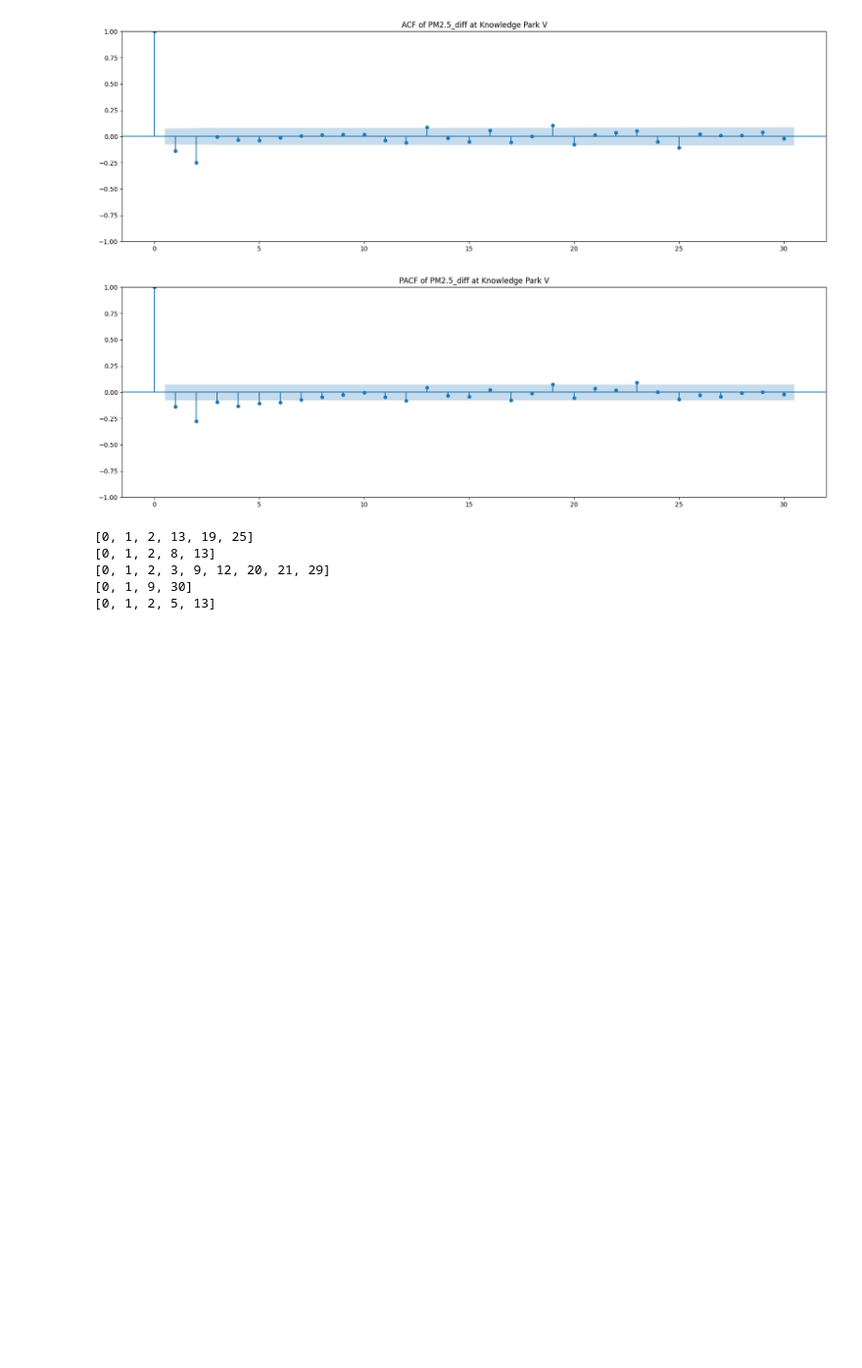
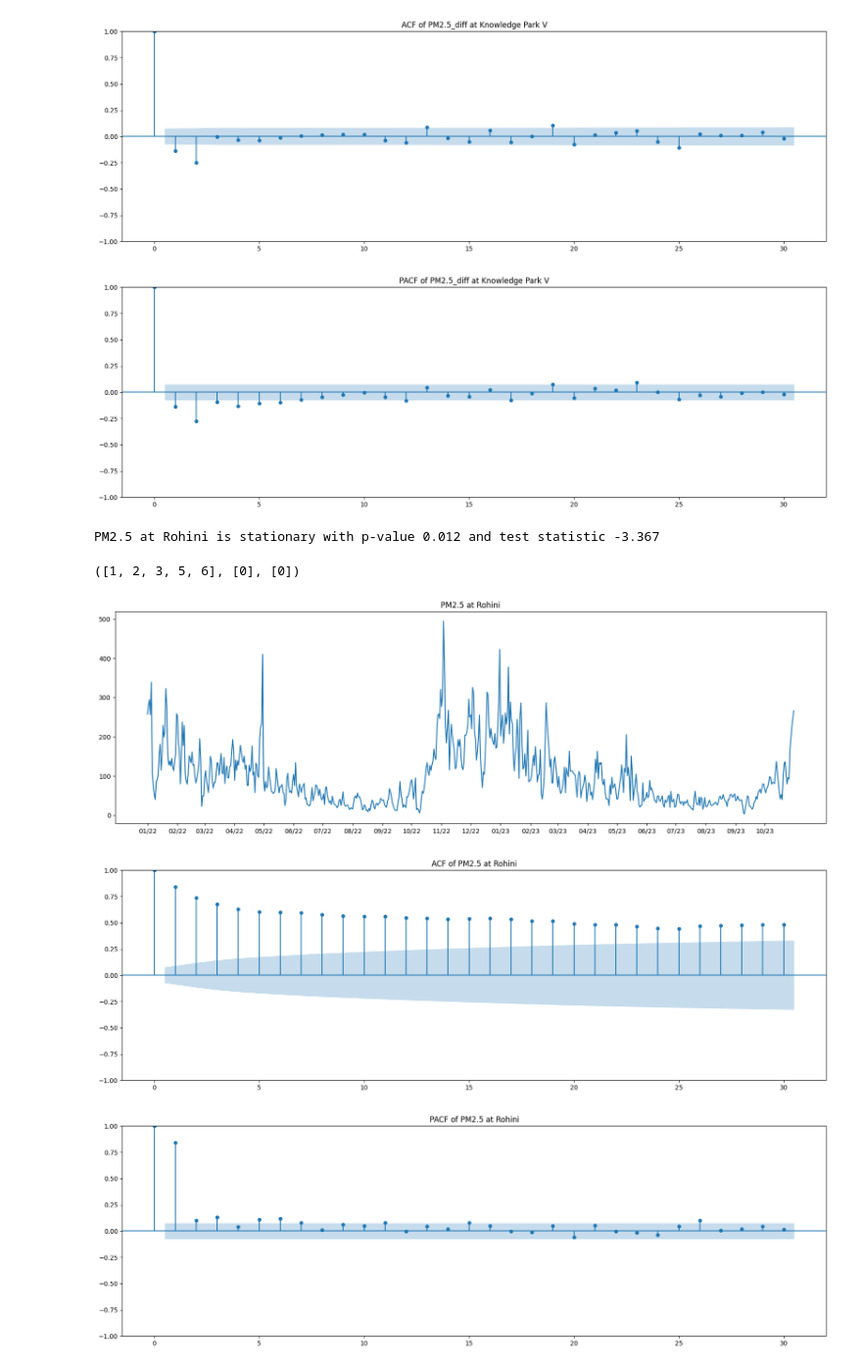
Before and after one commit to waitasecant/tsa, a Jupyter notebook: main.ipynb, the cells around one changed output. Shown: that part at 98% size. Drawn from its saved outputs; the diff is of its cells as text; code cells hidden in the pictures; blank space fills up the shorter version.

Commit message:
Added make_decision() to get orders

```diff
--- a/main.ipynb
+++ b/main.ipynb
@@ -171,11 +152,0 @@ def get_lags(df, site, var, type, lags=30, alpha=0.05):
-# %%
-site = 'Knowledge Park V'
-var = 'PM2.5'
-for var in ['PM2.5', 'PM10', 'NH3', 'SO2', 'AQI']:
-    print(get_lags(df, site, var, 'acf')[0])
-# %% [output]
-[0, 1, 2, 13, 19, 25]
-[0, 1, 2, 8, 13]
-[0, 1, 2, 3, 9, 12, 20, 21, 29]
-[0, 1, 9, 30]
-[0, 1, 2, 5, 13]
@@ -181,0 +168,34 @@ for var in ['PM2.5', 'PM10', 'NH3', 'SO2', 'AQI']:
+# %%
+def get_lags_params(df, site, var, type):
+    l,_ = get_lags(df, site, var, type)
+    if len(l) < 5:
+        return l
+    else:
+        return l[:5]
+# %%
+def make_decision(df, site, var, verbose=0):
+    diff, _ = test_stationarity(df,site, var, verbose=0)
+
+    if is_decay(df, site, var, 'pacf') == None and is_decay(df, site, var, 'acf') == None:
+        p = [1]
+        q = [1]
+        diff = [diff]
+        if verbose == 1:
+            print('Both ACF and PACF cut off')
+        return p,diff,q
+
+    elif is_decay(df, site, var, 'pacf') and is_decay(df, site, var, 'acf') == None:
+        p = [0]
+        q = get_lags_params(df, site, var, 'acf')
+        diff = [diff]
+        if verbose == 1:
+            print('ACF cuts off and PACF has exponential decay')
+        return p,diff,q
+
+    elif is_decay(df, site, var, 'pacf') == None and is_decay(df, site, var, 'acf'):
+        p = get_lags_params(df, site, var, 'pacf')
+        q = [0]
+        diff = [diff]
+        if verbose == 1:
+            print('PACF cuts off and ACF has exponential decay')
+        return p,diff,q
@@ -182 +209,12 @@ for var in ['PM2.5', 'PM10', 'NH3', 'SO2', 'AQI']:
+# %%
+site = 'Rohini'
+var = 'PM2.5'
+main(df, site, var, lags=30)
+make_decision(df, site, var)
+# %% [output]
+PM2.5 at Rohini is stationary with p-value 0.012 and test statistic -3.367
+([1, 2, 3, 5, 6], [0], [0])
+[figure, added]
+[figure, added]
+[figure, added]
 # %%
```
Also changed, not shown: parts of 5 cells of this notebook.
